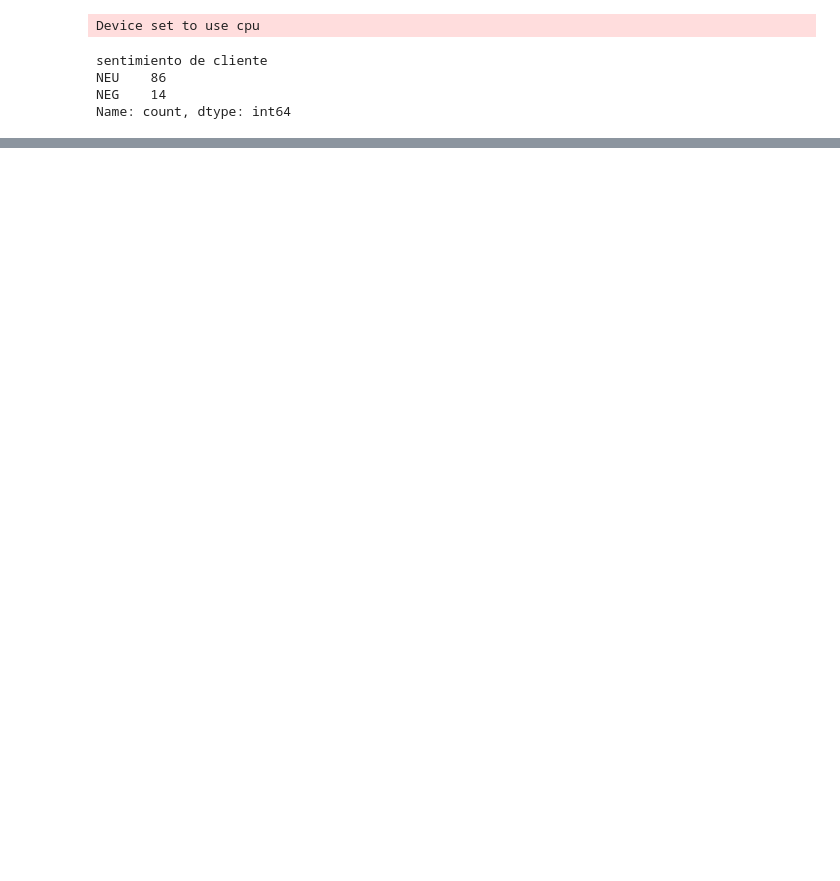
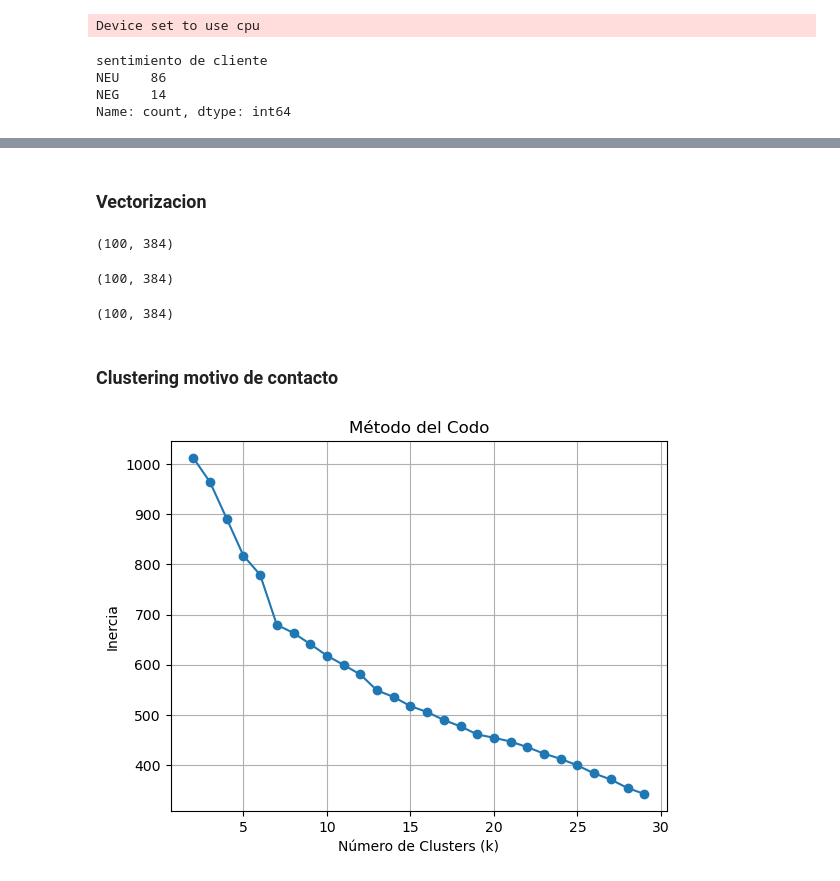
Before and after one commit to vecoLazarte/entel_ia_translator, a Jupyter notebook: code_gen.ipynb, the cells around one changed output, grey strips where cells are left out. Cells and saved outputs as stored; diff of their text form; code cells hidden in the pictures; blank space fills up the shorter version.

```diff
--- a/code_gen.ipynb
+++ b/code_gen.ipynb
@@ -98,12 +121,16 @@ for transcipcion in tqdm(contenidos):
 # %%
 df = pd.DataFrame({
+    'transcipcion': lista_transcripcion,
     'duracion llamada': lista_duracion_llamada,
     'duracion cliente - agente': lista_inicio_supervisor,
     'duracion cliente - supervisor': lista_duracion_supervisor,
     'texto de cliente': lista_texto_cliente,
     'texto de agente': lista_texto_agente,
     'texto de supervisor': lista_texto_supervisor,
-    'sentimiento de cliente': lista_sentimiento
+    'sentimiento de cliente': lista_sentimiento,
+    'motivo de contacto': lista_reason,
+    'problema reportado': lista_problem,
+    'necesidad no satisfecha': lista_need
 })
 # %%
 df['sentimiento de cliente'].value_counts()
@@ -114,0 +206,10 @@ Name: count, dtype: int64
+# %% [markdown]
+### Vectorizacion
+# %%
+model = SentenceTransformer('paraphrase-multilingual-MiniLM-L12-v2')
+# %%
+motivos_contacto = df['motivo de contacto'].to_list()
+problemas_reportado = df['problema reportado'].to_list()
+necesidad_no_satisfecha = df['necesidad no satisfecha'].to_list()
+# %%
+vectores_motivo = model.encode(motivos_contacto)
@@ -114,0 +220,32 @@ Name: count, dtype: int64
+# %%
+vectores_motivo.shape
+# %% [output]
+(100, 384)
+# %%
+vectores_problemas.shape
+# %% [output]
+(100, 384)
+# %%
+vectores_necesidad.shape
+# %% [output]
+(100, 384)
+# %% [markdown]
+### Clustering motivo de contacto
+# %%
+inertias = []
+k_values = range(2, 30)
+
+for k in k_values:
+    kmeans = KMeans(n_clusters=k, random_state=42)
+    kmeans.fit(vectores_motivo)
+    inertias.append(kmeans.inertia_)
+
+# Graficar el codo
+plt.plot(k_values, inertias, marker='o')
+plt.xlabel('Número de Clusters (k)')
+plt.ylabel('Inercia')
+plt.title('Método del Codo')
+plt.grid(True)
+plt.show()
+# %% [output]
+[figure, added]
```
Also changed, not shown: parts of 48 cells of this notebook, 4 other files.
